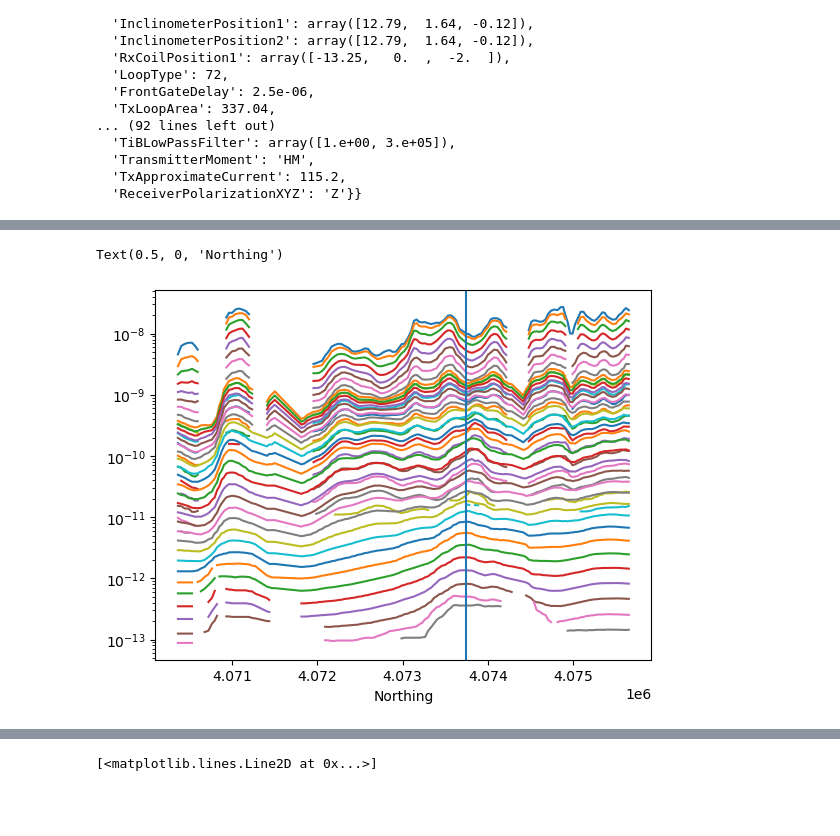
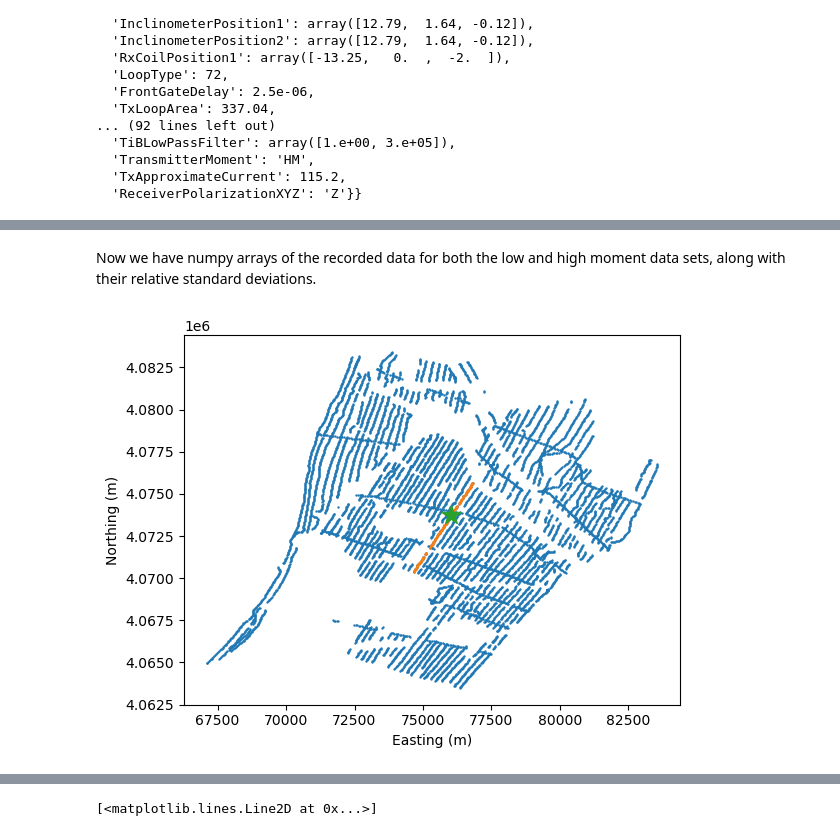
Before and after one commit to simpeg/segns-2024-tutorial, a Jupyter notebook: notebooks/skytem-inversion.ipynb, the cells around one changed output, grey strips where cells are left out. Saved outputs shown, nothing was run; the diff lists cells and outputs as text; code cells hidden in the pictures; blank space fills up the shorter version.

```diff
--- a/notebooks/skytem-inversion.ipynb
+++ b/notebooks/skytem-inversion.ipynb
@@ -70,8 +136,10 @@ plt.scatter(station.UTMX, station.UTMY, s=200, marker='*')
+# %% [markdown]
+Now we have numpy arrays of the recorded data for both the low and high moment data sets, along with their relative standard deviations.
 # %%
-plt.semilogy(line.UTMY, lm_data);
-plt.semilogy(line.UTMY, hm_data);
-plt.axvline(station.UTMY.iloc[0]);
-plt.xlabel('Northing')
+plt.scatter(data_file.UTMX, data_file.UTMY, s=0.5)
+plt.scatter(line.UTMX, line.UTMY, s=0.5)
+plt.scatter(station.UTMX, station.UTMY, s=200, marker='*')
+plt.xlabel('Easting (m)')
+plt.ylabel('Northing (m)');
 # %% [output]
-Text(0.5, 0, 'Northing')
-[figure, old version]
+[figure, new version]
```
Also changed, not shown: parts of 117 cells of this notebook.
